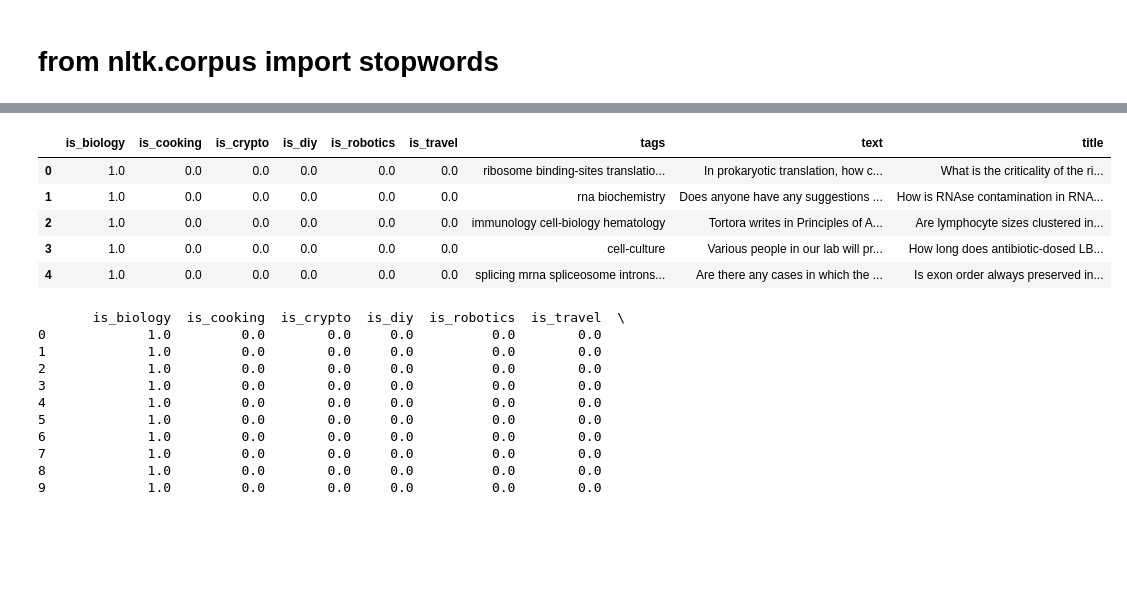
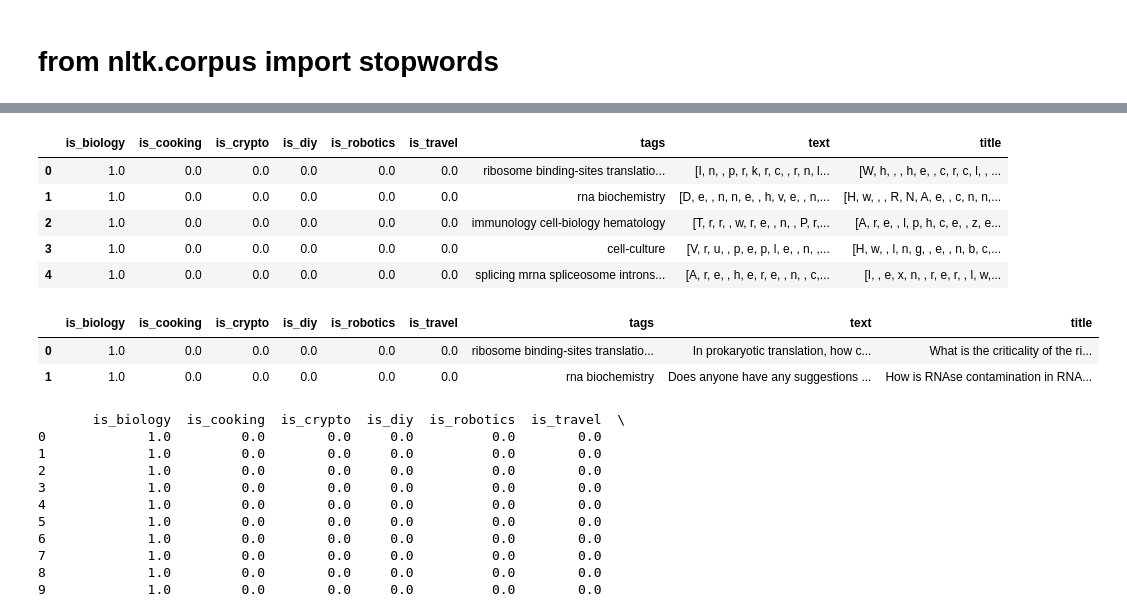
Before and after one commit to jillianhade/Team-Kaggle, a Jupyter notebook: Creates Dummies and Concats DFs.ipynb, the cells around one changed output, grey strips where cells are left out. Cells and saved outputs as stored; diff of their text form; code cells hidden in the pictures; blank space fills up the shorter version.

Commit message:
Fixed stop words

```diff
--- a/Creates Dummies and Concats DFs.ipynb
+++ b/Creates Dummies and Concats DFs.ipynb
@@ -112,3 +112,7 @@ df.head()
 | 4 | 1.0 | 0.0 | 0.0 | 0.0 | 0.0 | 0.0 | splicing mrna spliceosome introns... | Are there any cases in which the ... | Is exon order always preserved in... |
 # %%
 df.to_csv('df.csv', encoding='utf-8')
+# %%
+documents = pd.read_csv('df.csv', index_col=0)
+# %%
+small_df = documents[:1000]
@@ -121,0 +147,4 @@ documents = df
+# %%
+small_df['new_title'] = small_df['title'].apply(lambda x: ' '.join([item for item in x.split() if item not in stop]))
+# small_df['text'] = small_df['text'].apply(lambda x: [item for item in x if item not in stop])
+small_df.head()
@@ -122,10 +163,16 @@ documents = df
 # %%
-df.head()
+small_df.head()
 # %% [output]
 |  | is_biology | is_cooking | is_crypto | is_diy | is_robotics | is_travel | tags | text | title |
-| 0 | 1.0 | 0.0 | 0.0 | 0.0 | 0.0 | 0.0 | ribosome binding-sites translatio... | In prokaryotic translation, how c... | What is the criticality of the ri... |
-| 1 | 1.0 | 0.0 | 0.0 | 0.0 | 0.0 | 0.0 | rna biochemistry | Does anyone have any suggestions ... | How is RNAse contamination in RNA... |
-| 2 | 1.0 | 0.0 | 0.0 | 0.0 | 0.0 | 0.0 | immunology cell-biology hematology | Tortora writes in Principles of A... | Are lymphocyte sizes clustered in... |
-| 3 | 1.0 | 0.0 | 0.0 | 0.0 | 0.0 | 0.0 | cell-culture | Various people in our lab will pr... | How long does antibiotic-dosed LB... |
-| 4 | 1.0 | 0.0 | 0.0 | 0.0 | 0.0 | 0.0 | splicing mrna spliceosome introns... | Are there any cases in which the ... | Is exon order always preserved in... |
+| 0 | 1.0 | 0.0 | 0.0 | 0.0 | 0.0 | 0.0 | ribosome binding-sites translatio... | [I, n, , p, r, k, r, c, , r, n, l... | [W, h, , , h, e, , c, r, c, l, , ... |
+| 1 | 1.0 | 0.0 | 0.0 | 0.0 | 0.0 | 0.0 | rna biochemistry | [D, e, , n, n, e, , h, v, e, , n,... | [H, w, , , R, N, A, e, , c, n, n,... |
+| 2 | 1.0 | 0.0 | 0.0 | 0.0 | 0.0 | 0.0 | immunology cell-biology hematology | [T, r, r, , w, r, e, , n, , P, r,... | [A, r, e, , l, p, h, c, e, , z, e... |
+| 3 | 1.0 | 0.0 | 0.0 | 0.0 | 0.0 | 0.0 | cell-culture | [V, r, u, , p, e, p, l, e, , n, ,... | [H, w, , l, n, g, , e, , n, b, c,... |
+| 4 | 1.0 | 0.0 | 0.0 | 0.0 | 0.0 | 0.0 | splicing mrna spliceosome introns... | [A, r, e, , h, e, r, e, , n, , c,... | [I, , e, x, n, , r, e, r, , l, w,... |
+# %%
+documents.head(2)
+# %% [output]
+|  | is_biology | is_cooking | is_crypto | is_diy | is_robotics | is_travel | tags | text | title |
+| 0 | 1.0 | 0.0 | 0.0 | 0.0 | 0.0 | 0.0 | ribosome binding-sites translatio... | In prokaryotic translation, how c... | What is the criticality of the ri... |
+| 1 | 1.0 | 0.0 | 0.0 | 0.0 | 0.0 | 0.0 | rna biochemistry | Does anyone have any suggestions ... | How is RNAse contamination in RNA... |
 # %%
```
Also changed, not shown: parts of 15 cells of this notebook.
